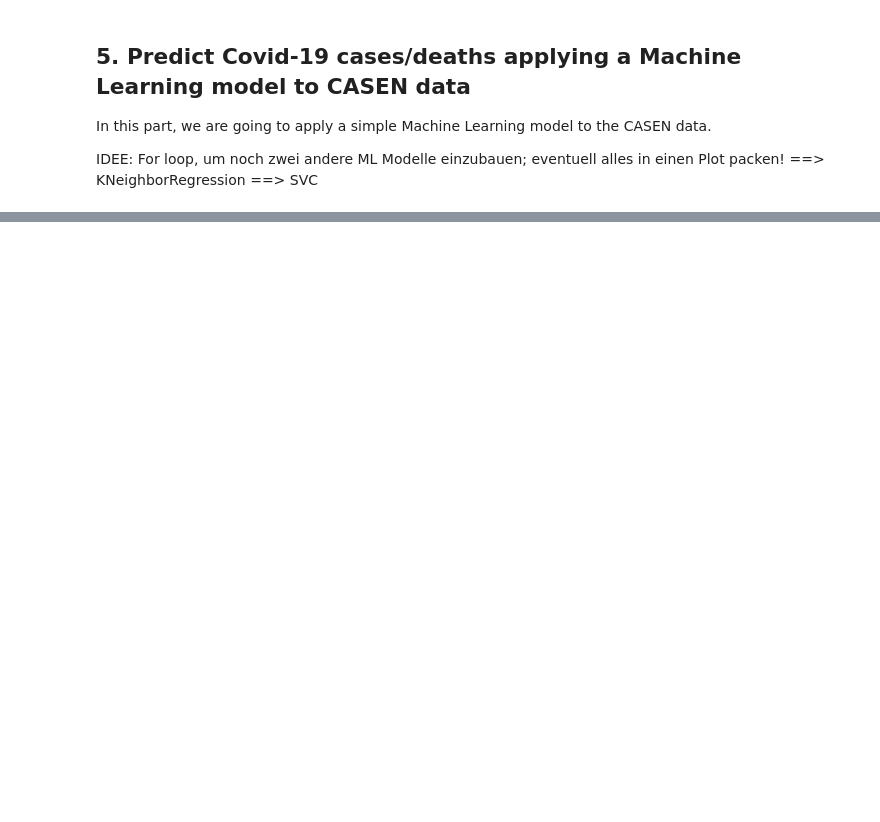
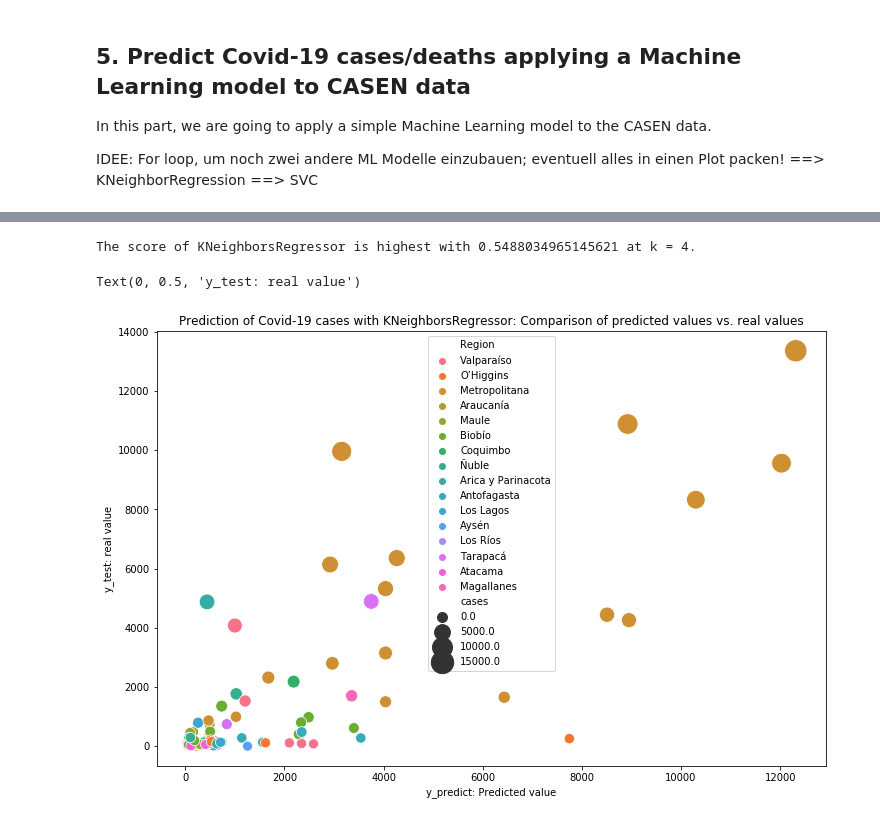
Before and after one commit to muellermax/Chile-Capstone, a Jupyter notebook: Chile Capstone.ipynb, the cells around one changed output, grey strips where cells are left out. Drawn from its saved outputs; the diff is of its cells as text; code cells hidden in the pictures; blank space fills up the shorter version.

```diff
--- a/Chile Capstone.ipynb
+++ b/Chile Capstone.ipynb
@@ -988,0 +1043,29 @@ The score equals: 0.38715694568466263
+# %%
+new_df
+
+
+
+
+print('The score of KNeighborsRegressor is highest with {} at k = {}.'.format(max(acc), acc.index(max(acc)) + 1))
+
+#f, ax = plt.subplots(figsize = (12,8))
+#plt.plot(range(1,100), acc)
+#plt.xlabel('k')
+#plt.ylabel('Accuracy')
+#plt.title('Accuracy for different quantities of Neighbors in KNeighborsRegressor')
+#plt.show()
+
+kneigh_opt = neighbors.KNeighborsRegressor(n_neighbors=acc.index(max(acc)) + 1)
+kneigh_opt.fit(X_train, y_train)
+
+y_predict = kneigh_opt.predict(X_test)
+
+f, ax = plt.subplots(figsize = (12,8))
+sns.scatterplot(y_predict, new_df['cases'], sizes = (100, 500), size = new_df[title], hue = new_df['Region'])
+plt.title('Prediction of Covid-19 {} with KNeighborsRegressor: Comparison of predicted values vs. real values'.format(title))
+plt.xlabel('y_predict: Predicted value')
+plt.ylabel('y_test: real value')
+# %% [output]
+The score of KNeighborsRegressor is highest with 0.5488034965145621 at k = 4.
+Text(0, 0.5, 'y_test: real value')
+[figure, added]
```
Also changed, not shown: parts of 19 cells of this notebook.
